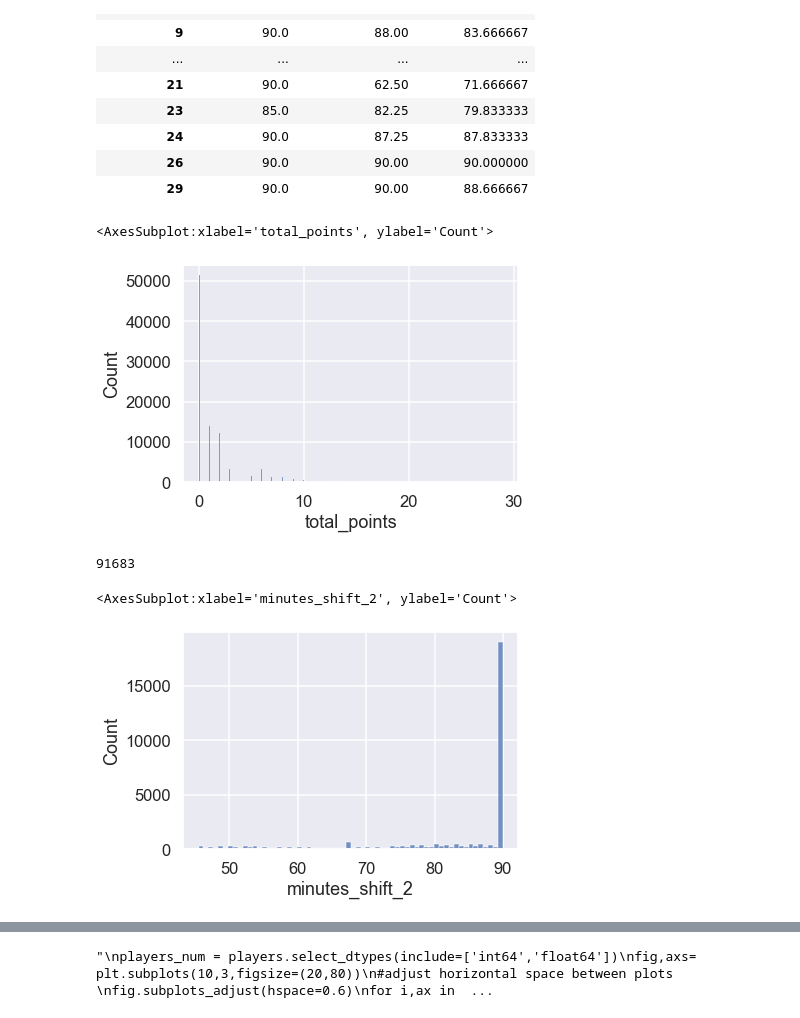
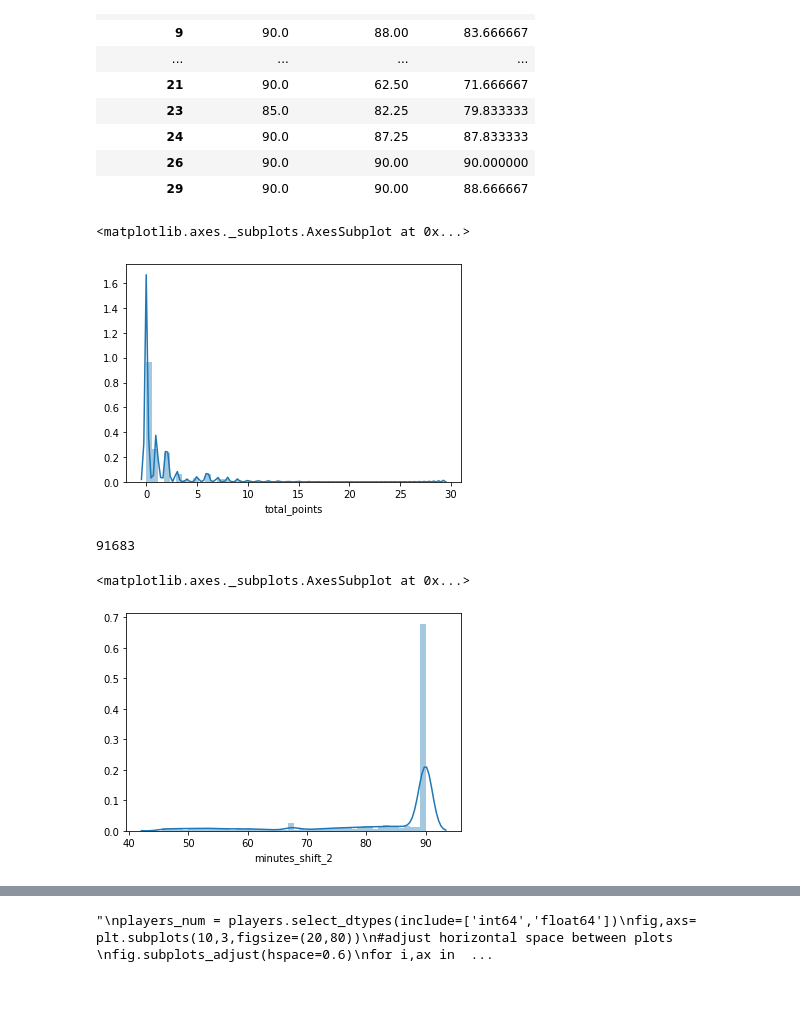
Before and after one commit to andrewjoelpeters/fpl, a Jupyter notebook: predictor.ipynb, the cells around one changed output, grey strips where cells are left out. Saved outputs shown, nothing was run; the diff lists cells and outputs as text; code cells hidden in the pictures.

```diff
--- a/predictor.ipynb
+++ b/predictor.ipynb
@@ -62,7 +71,7 @@ I had to change the column names in 2018-19 teams.csv to make a column called "T
 # the only thing this dataset is missing is player value on fpl, but from previous analyis, player value wasn't
 # an effictive predicting feature, so I'm not worried about it for now. Can always merge it later
 
-players = pd.read_csv('/Users/andrewjpeters/Documents/GitHub/fpl/data/cleaned_data.csv', index_col = 0)
+players = pd.read_csv('data/cleaned_data.csv', index_col = 0)
 # %%
 players.head()
 # %% [output]
@@ -444,10 +473,10 @@ players.groupby('total_points')[['minutes_shift', 'minutes_shift_2', 'minutes_sh
 | 26 | 90.0 | 90.00 | 90.000000 |
 | 29 | 90.0 | 90.00 | 88.666667 |
 # %%
-sns.histplot(players.total_points)
+sns.distplot(players.total_points)
 # %% [output]
-<AxesSubplot:xlabel='total_points', ylabel='Count'>
+<matplotlib.axes._subplots.AxesSubplot at 0x...>
-[figure, old version]
+[figure, new version]
 # %%
 len(players)
 # %% [output]
@@ -455,8 +484,8 @@ len(players)
 # %%
 players = players[players['minutes_shift_2'] > 45]
 # %%
-sns.histplot(players.minutes_shift_2)
+sns.distplot(players.minutes_shift_2)
 # %% [output]
-<AxesSubplot:xlabel='minutes_shift_2', ylabel='Count'>
+<matplotlib.axes._subplots.AxesSubplot at 0x...>
-[figure, old version]
+[figure, new version]
 # %%
```
Also changed, not shown: parts of 107 cells of this notebook, 1 other file.
